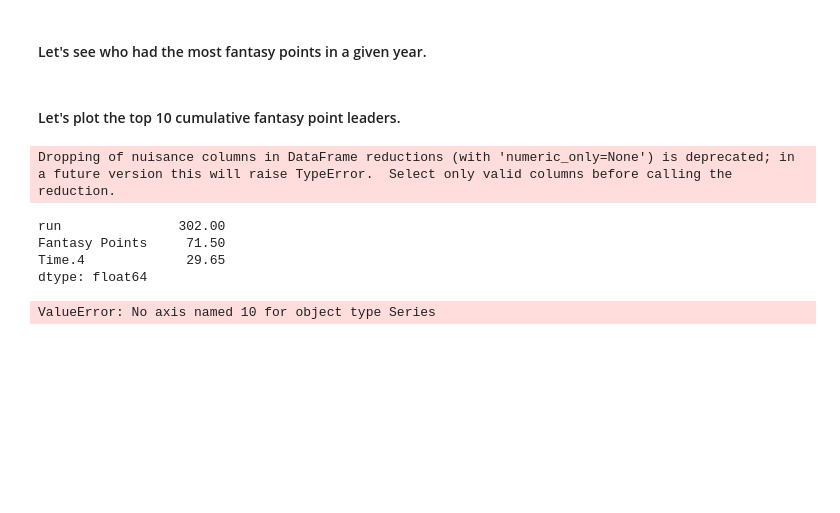
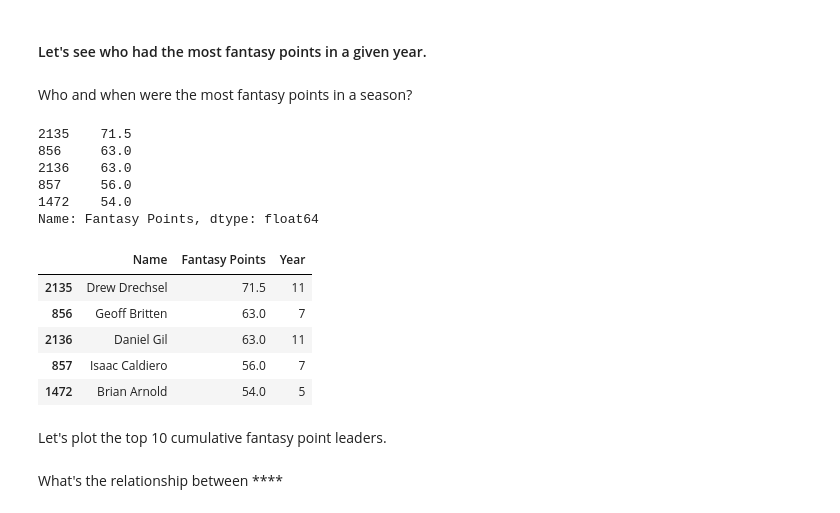
Before and after one commit to discdiver/ninja-warrior-analysis, a Jupyter notebook: analysis.ipynb, the cells around one changed output. Saved outputs shown, nothing was run; the diff lists cells and outputs as text; code cells hidden in the pictures; blank space fills up the shorter version.

```diff
--- a/anw-scrape-2021-read_html.ipynb
+++ b/analysis.ipynb
@@ -190,3 +13,0 @@ memory usage: 323.8+ KB
-# %%
-df["Fantasy Points"] = pd.to_numeric(df["Fantasy Points"])
-df.info()
@@ -314,20 +117,28 @@ fig2.update_layout(
     xaxis_title_text='Fantasy Points',
     yaxis_title_text='Count',
 )
+# %% [markdown]
+Who and when were the most fantasy points in a season?
+# %%
+df['Fantasy Points'].nlargest()
+# %% [output]
+2135    71.5
+856     63.0
+2136    63.0
+857     56.0
+1472    54.0
+Name: Fantasy Points, dtype: float64
+# %%
+df.loc[df['Fantasy Points'].nlargest().index][['Name', 'Fantasy Points', 'Year']]
+# %% [output]
+|  | Name | Fantasy Points | Year |
+| 2135 | Drew Drechsel | 71.5 | 11 |
+| 856 | Geoff Britten | 63.0 | 7 |
+| 2136 | Daniel Gil | 63.0 | 11 |
+| 857 | Isaac Caldiero | 56.0 | 7 |
+| 1472 | Brian Arnold | 54.0 | 5 |
 # %% [markdown]
-#### Let's plot the top 10 cumulative fantasy point leaders.
+Let's plot the top 10 cumulative fantasy point leaders.
-# %%
-df.max()
-# %% [output]
-Dropping of nuisance columns in DataFrame reductions (with 'numeric_only=None') is deprecated; in a future version this will raise TypeError.  Select only valid columns before calling the reduction.
-run               302.00
-Fantasy Points     71.50
-Time.4             29.65
-dtype: float64
-# %%
-df[df["Fantasy Points"].max(10)]
-# %% [output]
-ValueError: No axis named 10 for object type Series
 # %%
 fig3 = px.bar(
     df_fantasy.head(10),
@@ -339,3 +150,5 @@ fig3 = px.bar(
 fig3.update_layout(
     showlegend=False,
 )
+# %% [markdown]
+What's the relationship between ****
```
Also changed, not shown: parts of 32 cells of this notebook, 1 other file.
